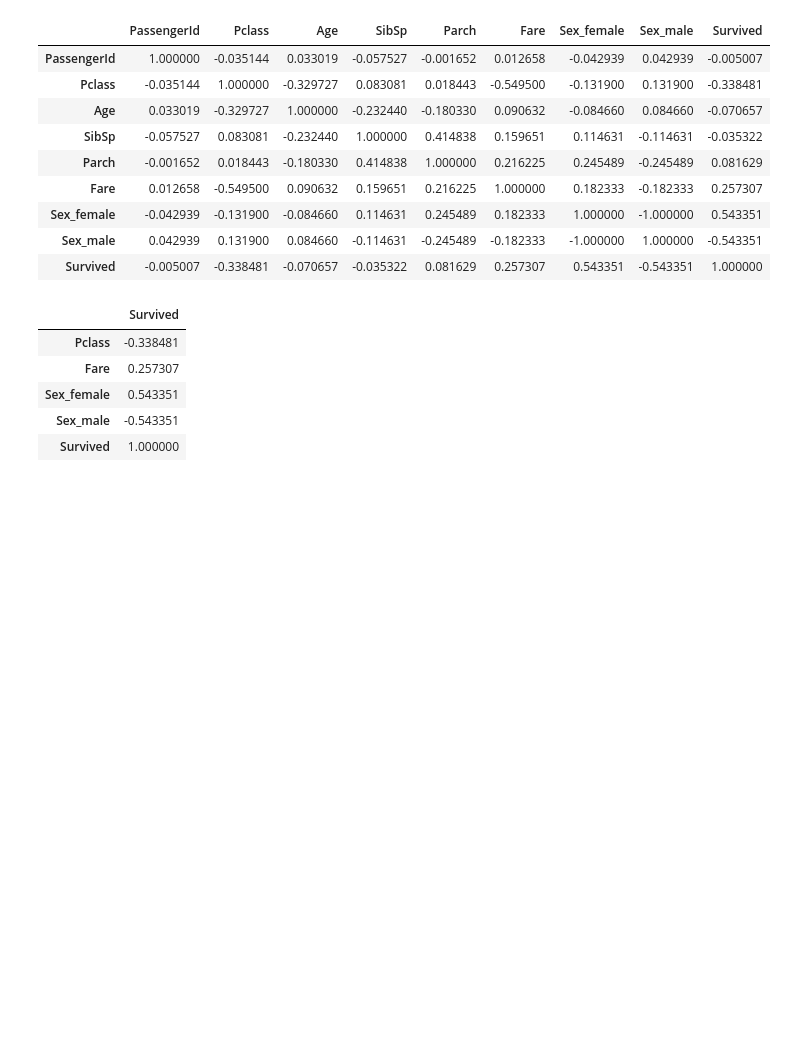
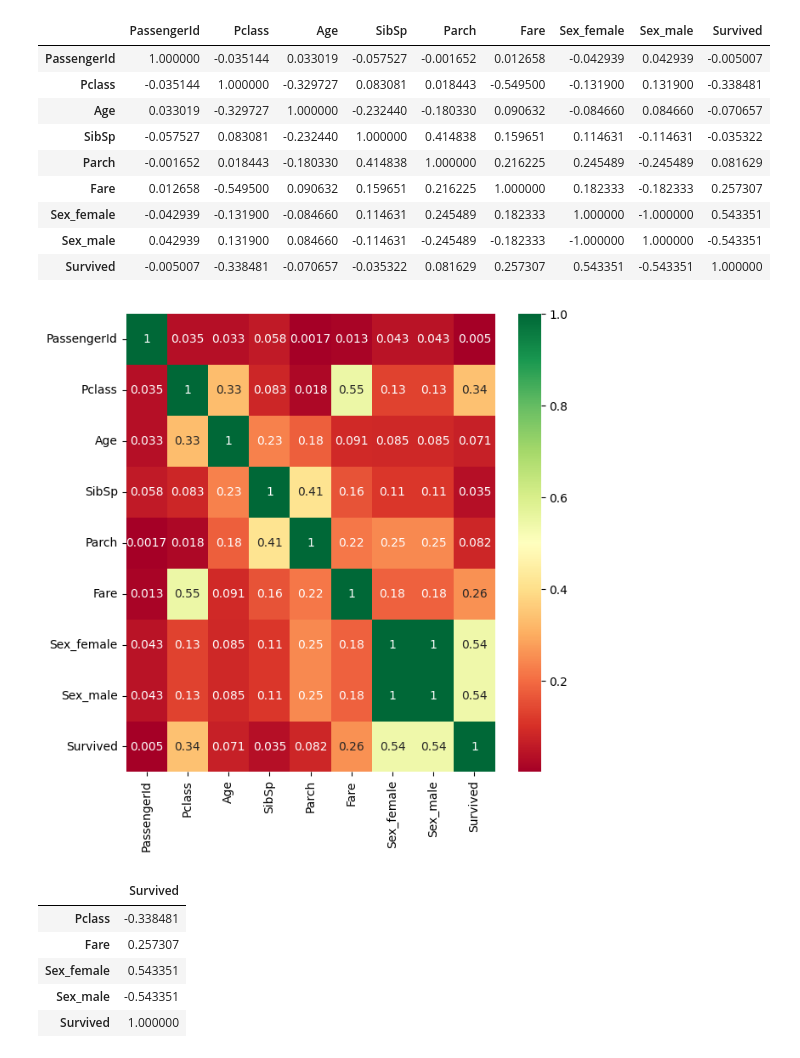
Before and after one commit to yingding/tf-every-day, a Jupyter notebook: 12shap/titanic.ipynb, the cells around one changed output. Cells and saved outputs as stored; diff of their text form; code cells hidden in the pictures; blank space fills up the shorter version.

Commit message:
update visual for the correlation matrix

```diff
--- a/12shap/titanic.ipynb
+++ b/12shap/titanic.ipynb
@@ -210,6 +218,12 @@ corr_df
 | Sex_female | -0.042939 | -0.131900 | -0.084660 | 0.114631 | 0.245489 | 0.182333 | 1.000000 | -1.000000 | 0.543351 |
 | Sex_male | 0.042939 | 0.131900 | 0.084660 | -0.114631 | -0.245489 | -0.182333 | -1.000000 | 1.000000 | -0.543351 |
 | Survived | -0.005007 | -0.338481 | -0.070657 | -0.035322 | 0.081629 | 0.257307 | 0.543351 | -0.543351 | 1.000000 |
+# %%
+corr_df = corr_df.apply(abs)
+plt.figure(figsize=(7,7))
+map = sns.heatmap(corr_df,annot=True,cmap="RdYlGn")
+# %% [output]
+[figure, added]
 # %%
 # display the features with high correlation to the label
 high_corr_df
```
Also changed, not shown: parts of 10 cells of this notebook.
